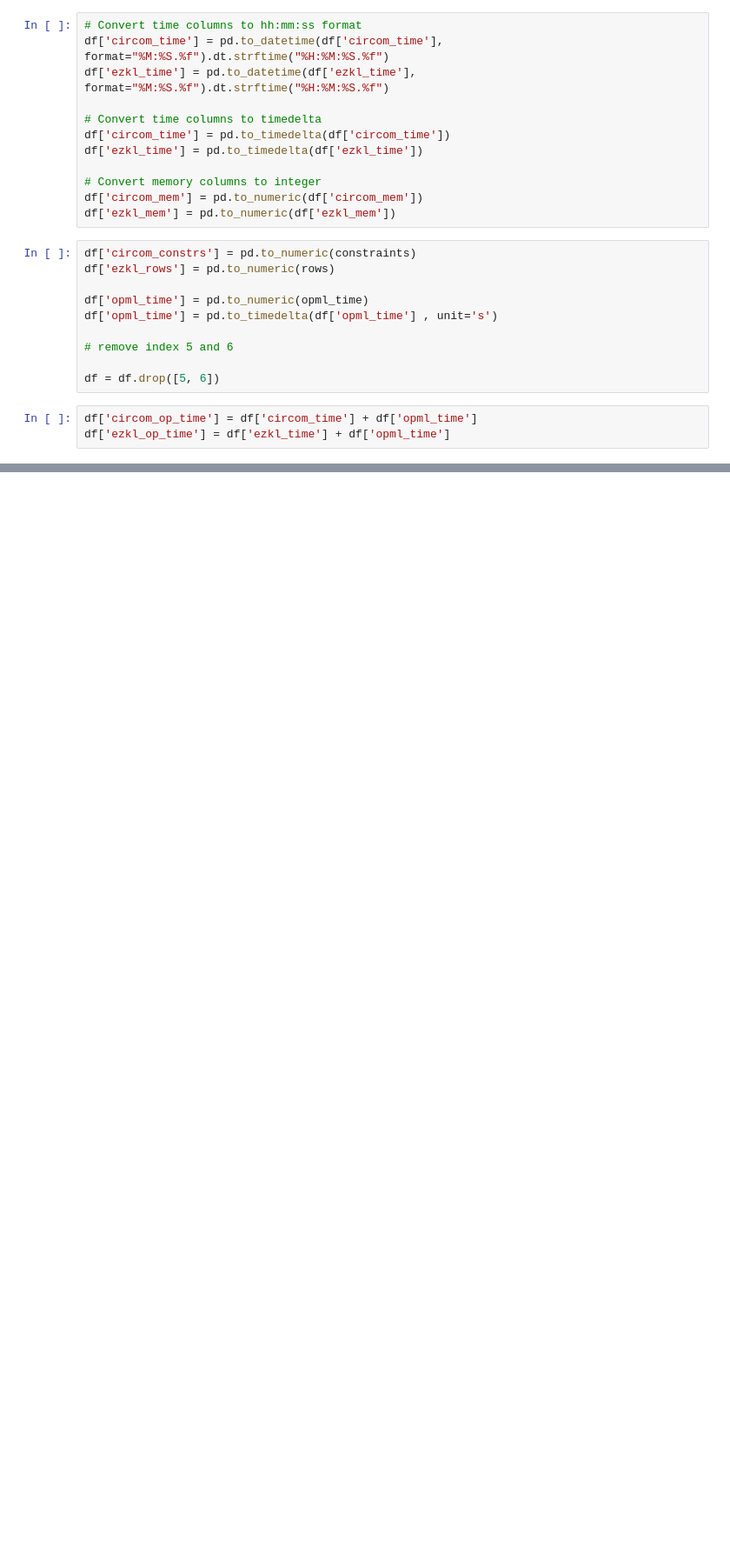
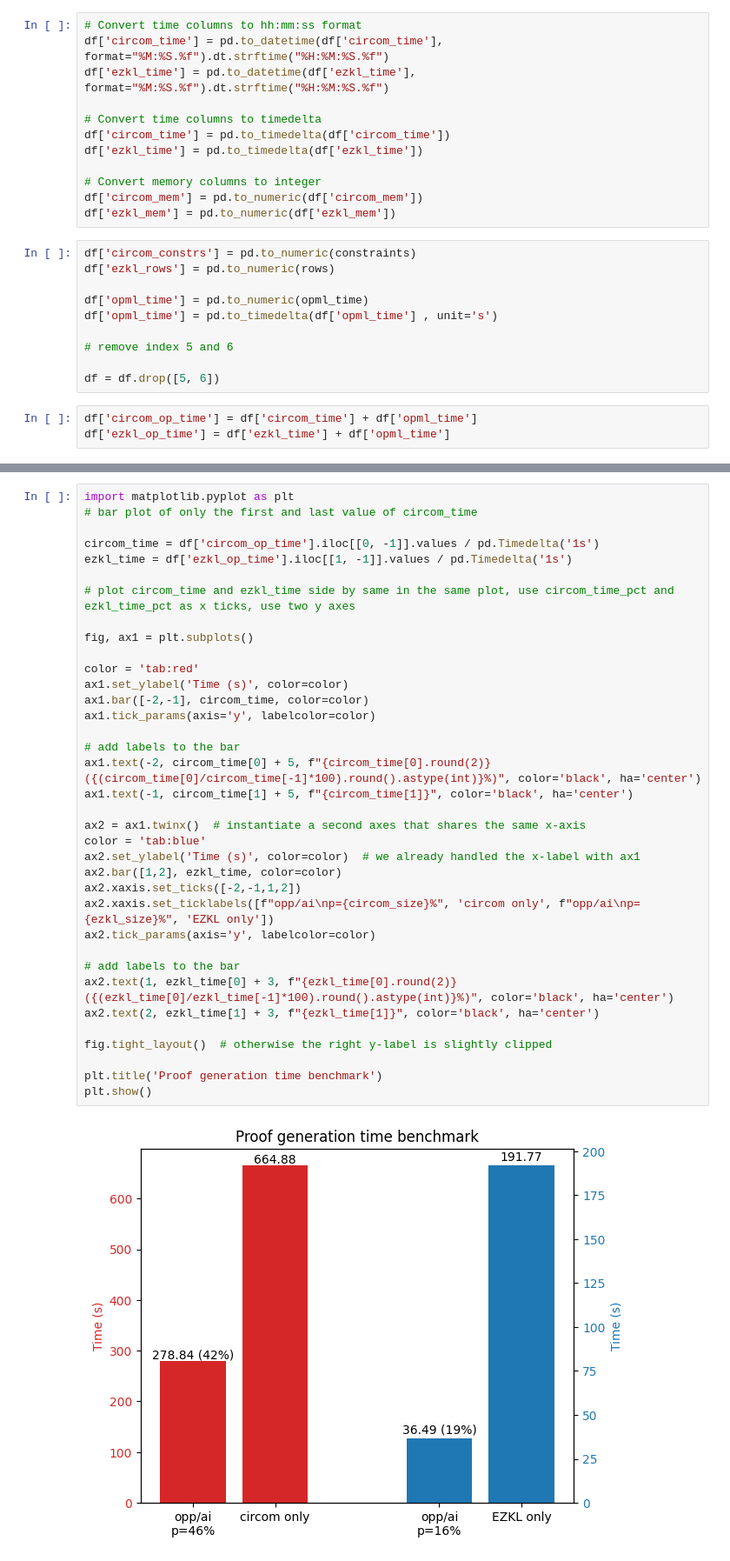
Before and after one commit to socathie/oppai-benchmark, a Jupyter notebook: mnist/bench/plot.ipynb, the cells around one changed output, grey strips where cells are left out. Shown at 87% size. Saved outputs shown, nothing was run; the diff lists cells and outputs as text; blank space fills up the shorter version.

```diff
--- a/mnist/bench/plot.ipynb
+++ b/mnist/bench/plot.ipynb
@@ -132,0 +150,38 @@ plt.show()
+# %%
+import matplotlib.pyplot as plt
+# bar plot of only the first and last value of circom_time
+
+circom_time = df['circom_op_time'].iloc[[0, -1]].values / pd.Timedelta('1s')
+ezkl_time = df['ezkl_op_time'].iloc[[1, -1]].values / pd.Timedelta('1s')
+
+# plot circom_time and ezkl_time side by same in the same plot, use circom_time_pct and ezkl_time_pct as x ticks, use two y axes
+
+fig, ax1 = plt.subplots()
+
+color = 'tab:red'
+ax1.set_ylabel('Time (s)', color=color)
+ax1.bar([-2,-1], circom_time, color=color)
+ax1.tick_params(axis='y', labelcolor=color)
+
+# add labels to the bar
+ax1.text(-2, circom_time[0] + 5, f"{circom_time[0].round(2)} ({(circom_time[0]/circom_time[-1]*100).round().astype(int)}%)", color='black', ha='center')
+ax1.text(-1, circom_time[1] + 5, f"{circom_time[1]}", color='black', ha='center')
+
+ax2 = ax1.twinx()  # instantiate a second axes that shares the same x-axis
+color = 'tab:blue'
+ax2.set_ylabel('Time (s)', color=color)  # we already handled the x-label with ax1
+ax2.bar([1,2], ezkl_time, color=color)
+ax2.xaxis.set_ticks([-2,-1,1,2])
+ax2.xaxis.set_ticklabels([f"opp/ai\np={circom_size}%", 'circom only', f"opp/ai\np={ezkl_size}%", 'EZKL only'])
+ax2.tick_params(axis='y', labelcolor=color)
+
+# add labels to the bar
+ax2.text(1, ezkl_time[0] + 3, f"{ezkl_time[0].round(2)} ({(ezkl_time[0]/ezkl_time[-1]*100).round().astype(int)}%)", color='black', ha='center')
+ax2.text(2, ezkl_time[1] + 3, f"{ezkl_time[1]}", color='black', ha='center')
+
+fig.tight_layout()  # otherwise the right y-label is slightly clipped
+
+plt.title('Proof generation time benchmark')
+plt.show()
+# %% [output]
+[figure, added]
```
Also changed, not shown: parts of 9 cells of this notebook.
